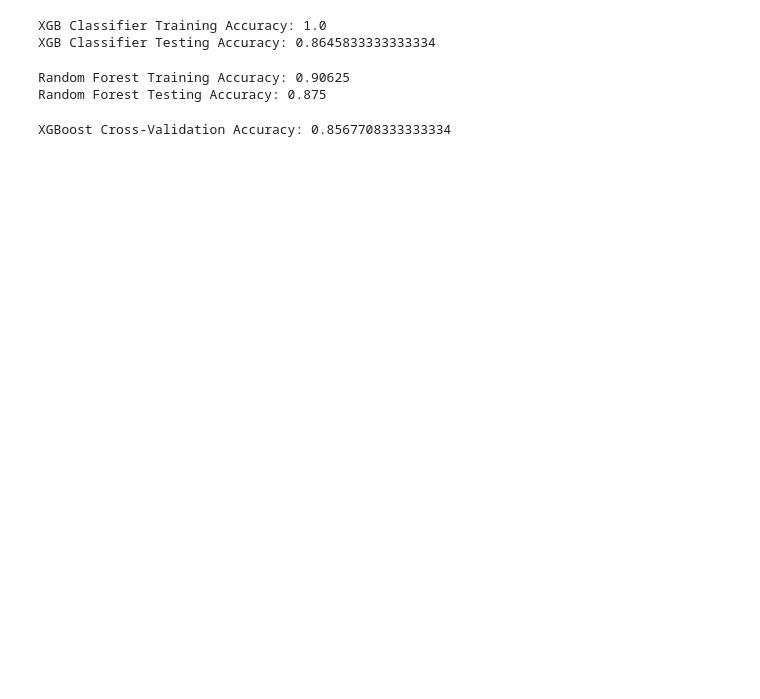
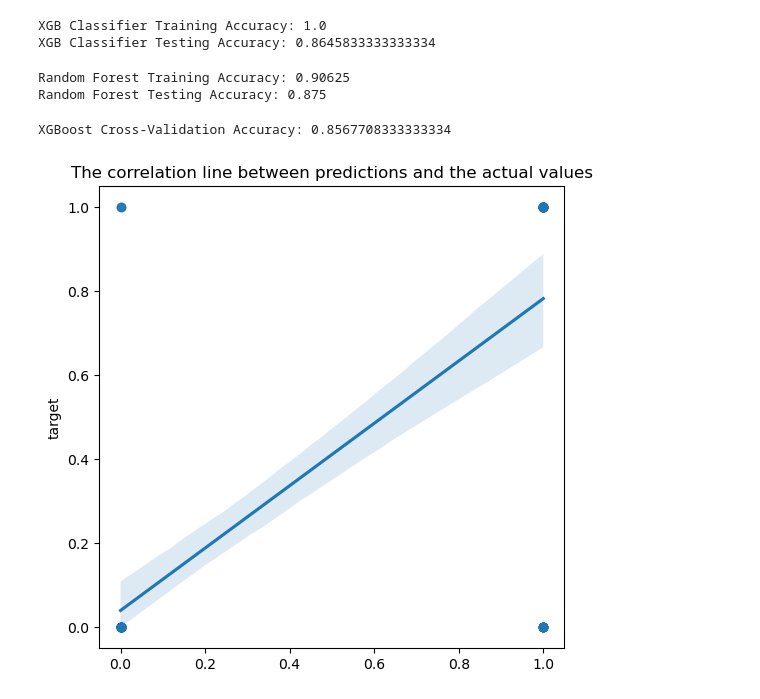
Before and after one commit to meralcoban/machinelearning, a Jupyter notebook: PredictionofTheHorseWillFinishInTop3.ipynb, the cells around one changed output. Drawn from its saved outputs; the diff is of its cells as text; code cells hidden in the pictures; blank space fills up the shorter version.

```diff
--- a/PredictionofTheHorseWillFinishInTop3.ipynb
+++ b/PredictionofTheHorseWillFinishInTop3.ipynb
@@ -309,3 +310,11 @@ cv_scores = cross_val_score(xgb, x_train, y_train, cv=4)
 print("XGBoost Cross-Validation Accuracy:", cv_scores.mean())
 # %% [output]
 XGBoost Cross-Validation Accuracy: 0.8567708333333334
+# %%
+y_pred = model2.predict(x_test)
+plt.figure(figsize=(6,6))
+sns.regplot(y_pred, y_test)
+plt.title("The correlation line between predictions and the actual values")
+plt.show()
+# %% [output]
+[figure, added]
```
Also changed, not shown: parts of 21 cells of this notebook.
